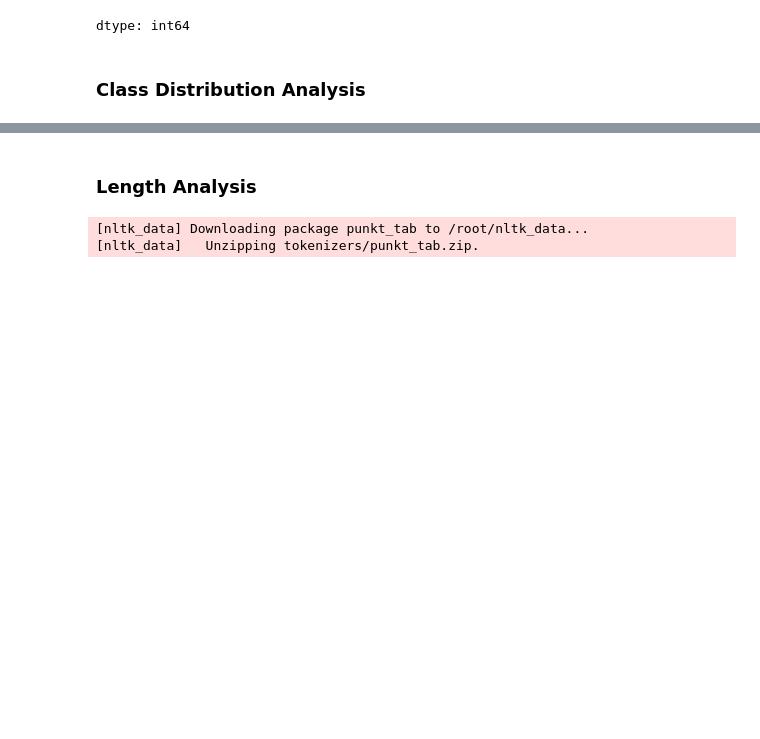
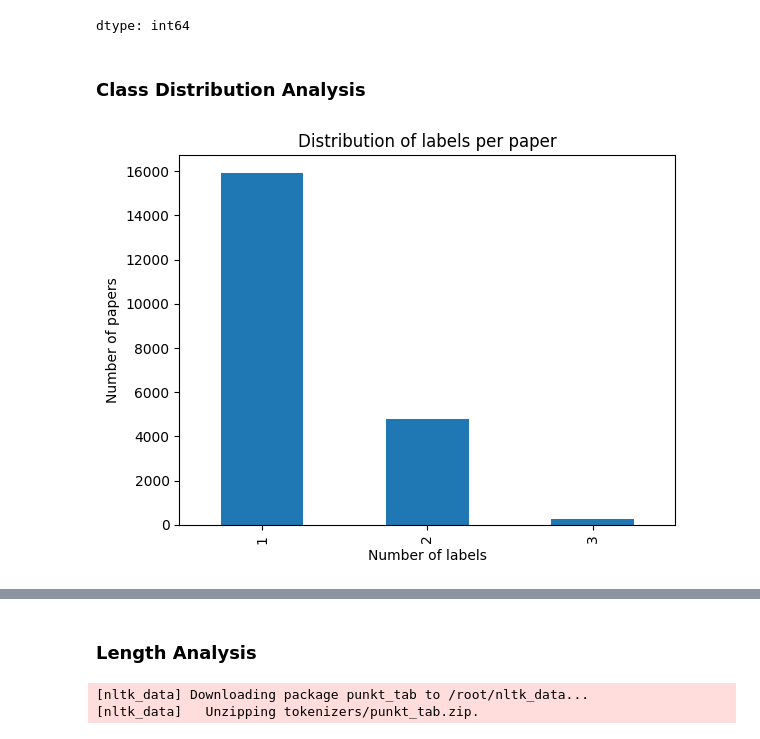
Before and after one commit to phngan05/ML-Assignment, a Jupyter notebook: notebooks/main.ipynb, the cells around one changed output, grey strips where cells are left out. Cells and saved outputs as stored; diff of their text form; code cells hidden in the pictures; blank space fills up the shorter version.

```diff
--- a/notebooks/main.ipynb
+++ b/notebooks/main.ipynb
@@ -133,3 +137,9 @@ df[label_columns].sum()
 dtype: int64
 # %% [markdown]
 ### Class Distribution Analysis
+# %%
+from modules.eda import visualize_labels_per_article
+from modules.eda import visualize_corr_labels
+visualize_labels_per_article(df, label_columns)
+# %% [output]
+[figure, added]
```
Also changed, not shown: parts of 4 cells of this notebook.
